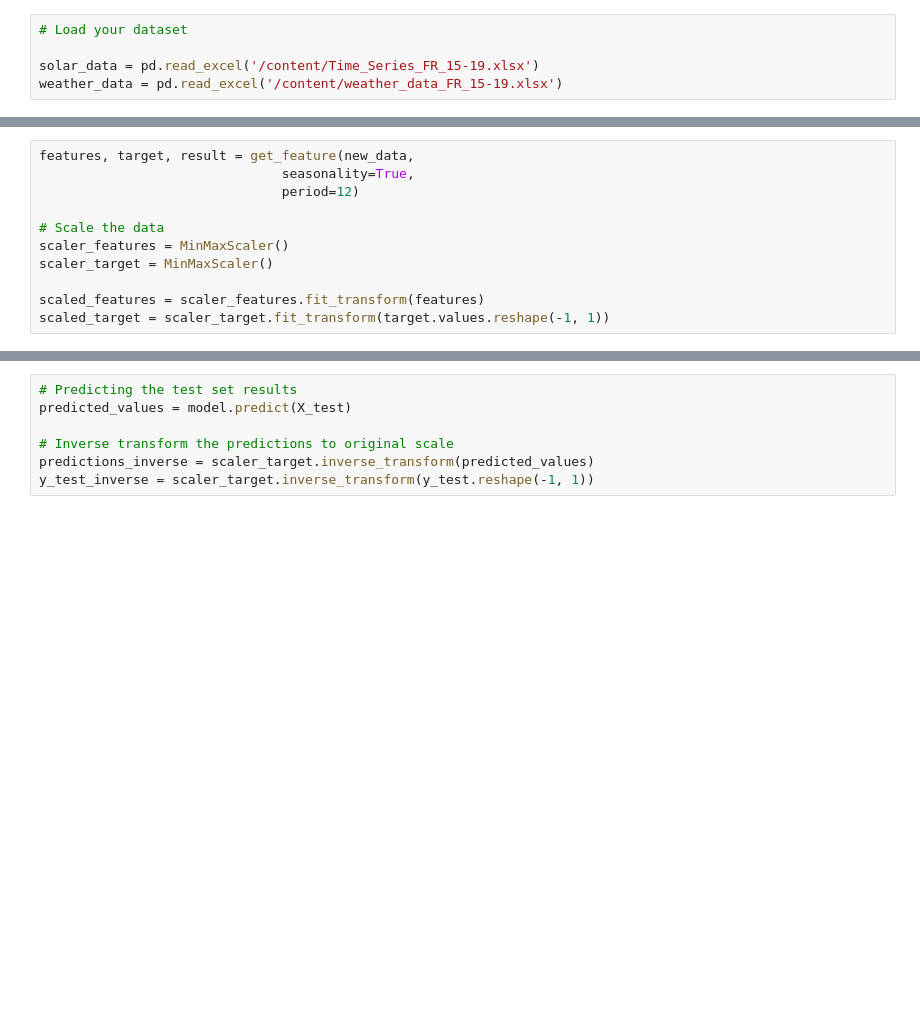
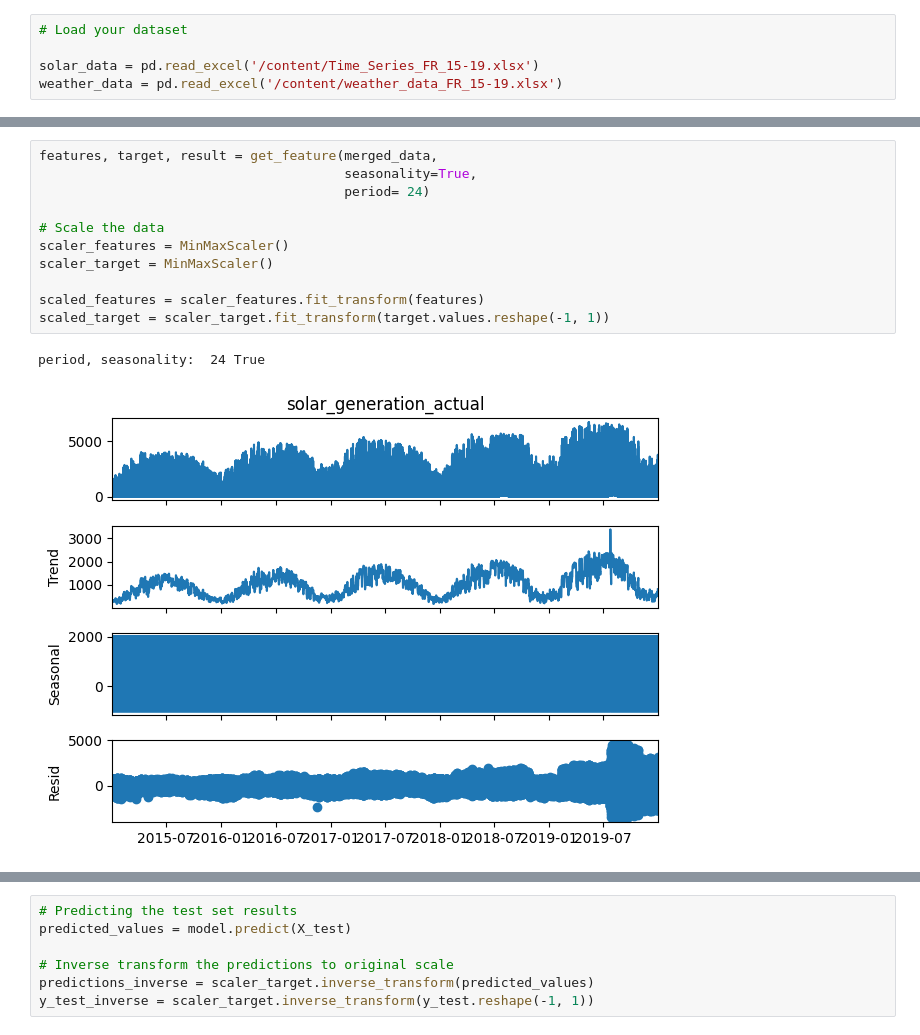
Before and after one commit to annodomini80/rnn-python, a Jupyter notebook: solar_prediction.ipynb, the cells around one changed output, grey strips where cells are left out. Cells and saved outputs as stored; diff of their text form; blank space fills up the shorter version.

```diff
--- a/solar_prediction.ipynb
+++ b/solar_prediction.ipynb
@@ -208,12 +218,15 @@ utc_timestamp
 # %%
-features, target, result = get_feature(new_data,
-                               seasonality=True,
-                               period=12)
+features, target, result = get_feature(merged_data,
+                                       seasonality=True,
+                                       period= 24)
 
 # Scale the data
 scaler_features = MinMaxScaler()
 scaler_target = MinMaxScaler()
 
 scaled_features = scaler_features.fit_transform(features)
 scaled_target = scaler_target.fit_transform(target.values.reshape(-1, 1))
+# %% [output]
+period, seasonality:  24 True
+[figure, added]
 # %%
```
Also changed, not shown: parts of 8 cells of this notebook.
